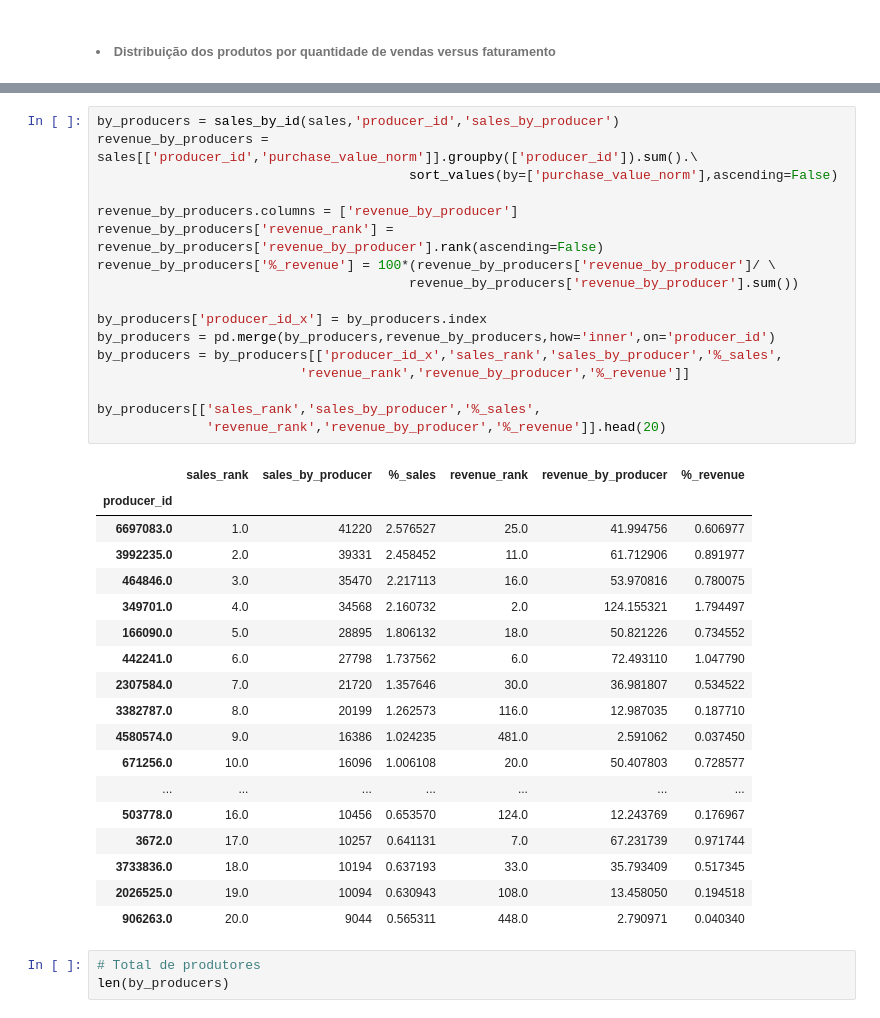
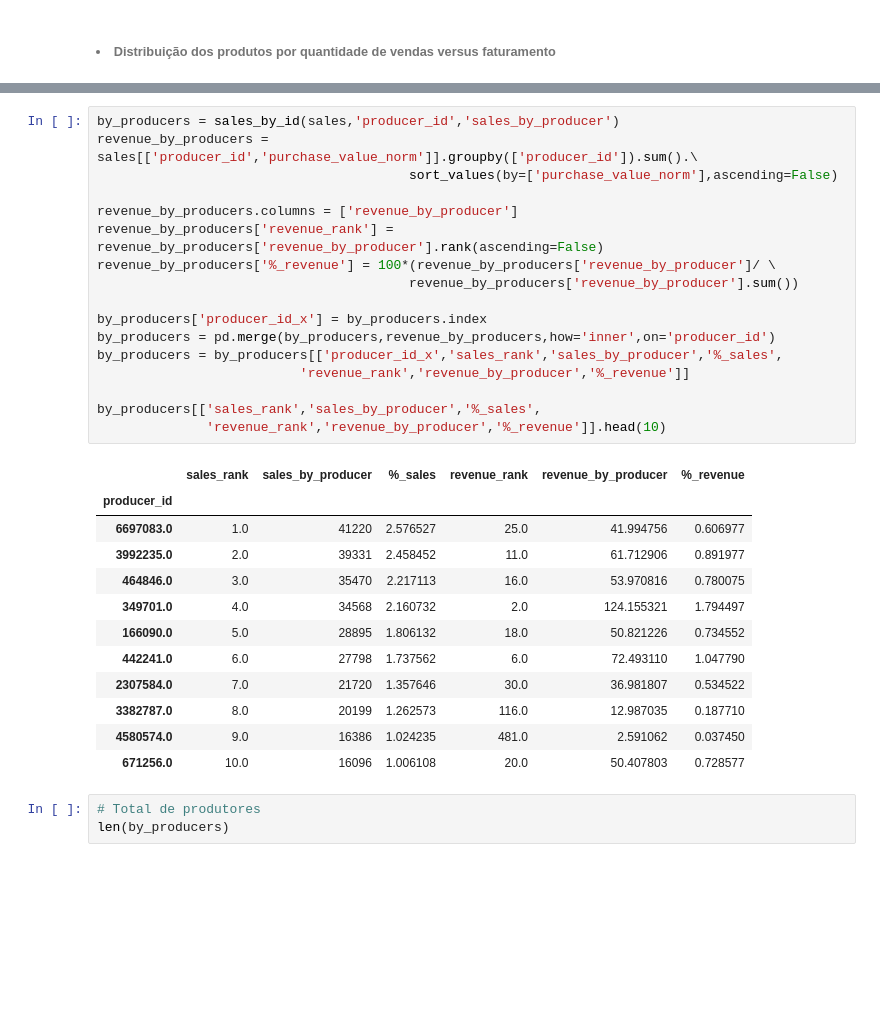
Before and after one commit to gPass0s/2016-Hotmart-sales-analysis, a Jupyter notebook: analysis.ipynb, the cells around one changed output, grey strips where cells are left out. Drawn from its saved outputs; the diff is of its cells as text; blank space fills up the shorter version.

```diff
--- a/analysis.ipynb
+++ b/analysis.ipynb
@@ -432,39 +420,33 @@ scaterr_plot(rankings,colors,by_products,item,title,xlim,ylim)
 # %%
 by_producers = sales_by_id(sales,'producer_id','sales_by_producer')
 revenue_by_producers = sales[['producer_id','purchase_value_norm']].groupby(['producer_id']).sum().\
                                         sort_values(by=['purchase_value_norm'],ascending=False)
 
 revenue_by_producers.columns = ['revenue_by_producer']
 revenue_by_producers['revenue_rank'] = revenue_by_producers['revenue_by_producer'].rank(ascending=False)
 revenue_by_producers['%_revenue'] = 100*(revenue_by_producers['revenue_by_producer']/ \
                                         revenue_by_producers['revenue_by_producer'].sum())
 
 by_producers['producer_id_x'] = by_producers.index
 by_producers = pd.merge(by_producers,revenue_by_producers,how='inner',on='producer_id')
 by_producers = by_producers[['producer_id_x','sales_rank','sales_by_producer','%_sales',
                           'revenue_rank','revenue_by_producer','%_revenue']]
 
 by_producers[['sales_rank','sales_by_producer','%_sales',
-              'revenue_rank','revenue_by_producer','%_revenue']].head(20)
+              'revenue_rank','revenue_by_producer','%_revenue']].head(10)
 # %% [output]
 |  | sales_rank | sales_by_producer | %_sales | revenue_rank | revenue_by_producer | %_revenue |
 | producer_id |  |  |  |  |  |  |
 | 6697083.0 | 1.0 | 41220 | 2.576527 | 25.0 | 41.994756 | 0.606977 |
 | 3992235.0 | 2.0 | 39331 | 2.458452 | 11.0 | 61.712906 | 0.891977 |
 | 464846.0 | 3.0 | 35470 | 2.217113 | 16.0 | 53.970816 | 0.780075 |
 | 349701.0 | 4.0 | 34568 | 2.160732 | 2.0 | 124.155321 | 1.794497 |
 | 166090.0 | 5.0 | 28895 | 1.806132 | 18.0 | 50.821226 | 0.734552 |
 | 442241.0 | 6.0 | 27798 | 1.737562 | 6.0 | 72.493110 | 1.047790 |
 | 2307584.0 | 7.0 | 21720 | 1.357646 | 30.0 | 36.981807 | 0.534522 |
 | 3382787.0 | 8.0 | 20199 | 1.262573 | 116.0 | 12.987035 | 0.187710 |
 | 4580574.0 | 9.0 | 16386 | 1.024235 | 481.0 | 2.591062 | 0.037450 |
 | 671256.0 | 10.0 | 16096 | 1.006108 | 20.0 | 50.407803 | 0.728577 |
-| ... | ... | ... | ... | ... | ... | ... |
-| 503778.0 | 16.0 | 10456 | 0.653570 | 124.0 | 12.243769 | 0.176967 |
-| 3672.0 | 17.0 | 10257 | 0.641131 | 7.0 | 67.231739 | 0.971744 |
-| 3733836.0 | 18.0 | 10194 | 0.637193 | 33.0 | 35.793409 | 0.517345 |
-| 2026525.0 | 19.0 | 10094 | 0.630943 | 108.0 | 13.458050 | 0.194518 |
-| 906263.0 | 20.0 | 9044 | 0.565311 | 448.0 | 2.790971 | 0.040340 |
 # %%
 # Total de produtores
 len(by_producers)
```
Also changed, not shown: parts of 44 cells of this notebook.
